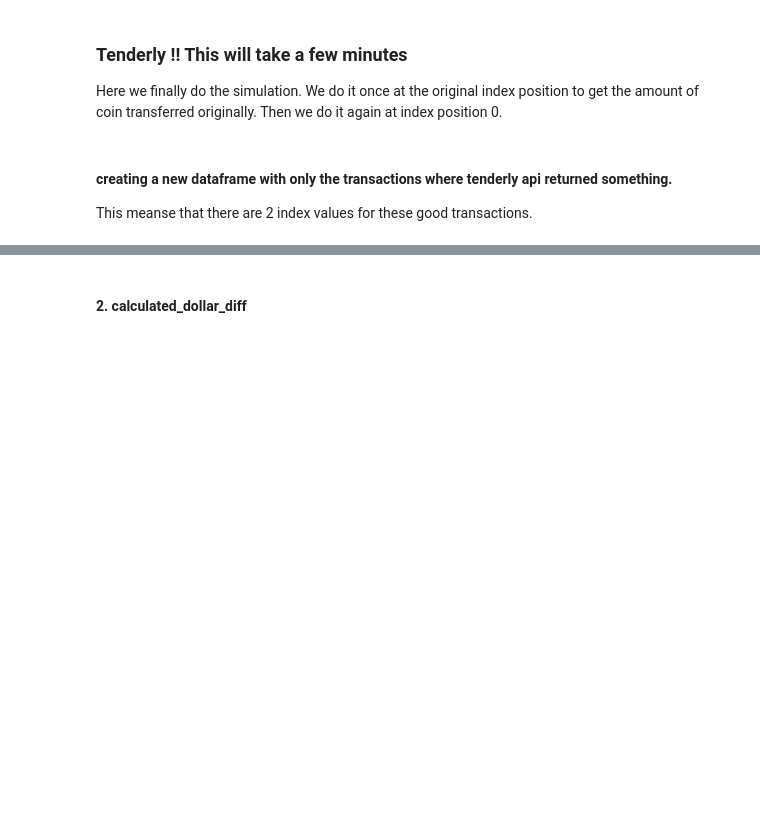
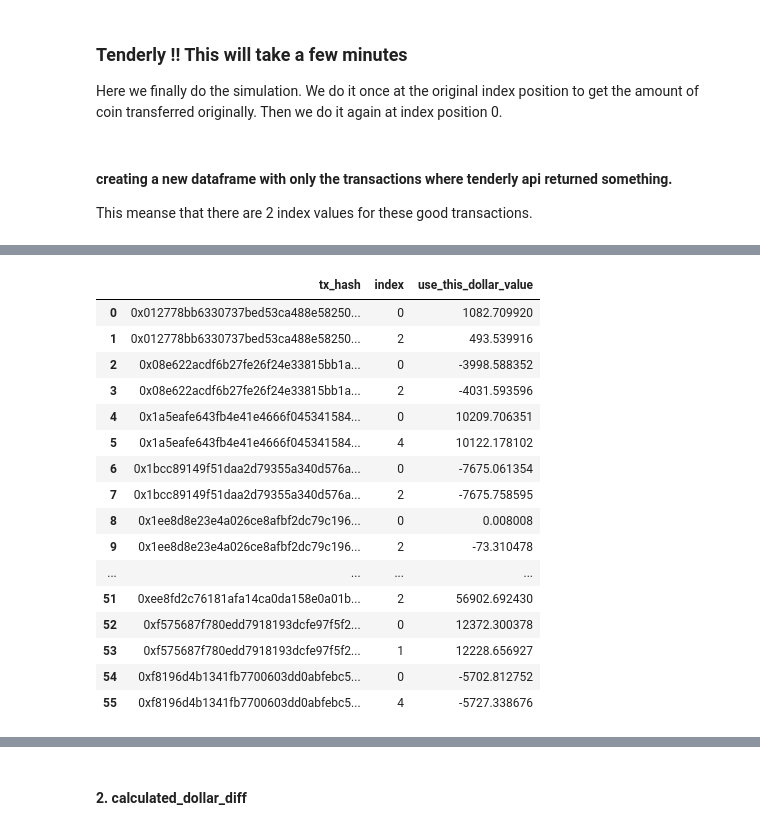
Before and after one commit to cowdao-grants/mevblocker-damages, a Jupyter notebook: cowswap.ipynb, the cells around one changed output, grey strips where cells are left out. Cells and saved outputs as stored; diff of their text form; code cells hidden in the pictures; blank space fills up the shorter version.

```diff
--- a/cowswap.ipynb
+++ b/cowswap.ipynb
@@ -292,0 +453,21 @@ df_results_good.head()
+# %%
+final = final_test.groupby(['tx_hash', 'index'])['use_this_dollar_value'].sum().reset_index()
+final#one row per transaction and index for the total value of coins transfered by sender
+# %% [output]
+|  | tx_hash | index | use_this_dollar_value |
+| 0 | 0x012778bb6330737bed53ca488e58250... | 0 | 1082.709920 |
+| 1 | 0x012778bb6330737bed53ca488e58250... | 2 | 493.539916 |
+| 2 | 0x08e622acdf6b27fe26f24e33815bb1a... | 0 | -3998.588352 |
+| 3 | 0x08e622acdf6b27fe26f24e33815bb1a... | 2 | -4031.593596 |
+| 4 | 0x1a5eafe643fb4e41e4666f045341584... | 0 | 10209.706351 |
+| 5 | 0x1a5eafe643fb4e41e4666f045341584... | 4 | 10122.178102 |
+| 6 | 0x1bcc89149f51daa2d79355a340d576a... | 0 | -7675.061354 |
+| 7 | 0x1bcc89149f51daa2d79355a340d576a... | 2 | -7675.758595 |
+| 8 | 0x1ee8d8e23e4a026ce8afbf2dc79c196... | 0 | 0.008008 |
+| 9 | 0x1ee8d8e23e4a026ce8afbf2dc79c196... | 2 | -73.310478 |
+| ... | ... | ... | ... |
+| 51 | 0xee8fd2c76181afa14ca0da158e0a01b... | 2 | 56902.692430 |
+| 52 | 0xf575687f780edd7918193dcfe97f5f2... | 0 | 12372.300378 |
+| 53 | 0xf575687f780edd7918193dcfe97f5f2... | 1 | 12228.656927 |
+| 54 | 0xf8196d4b1341fb7700603dd0abfebc5... | 0 | -5702.812752 |
+| 55 | 0xf8196d4b1341fb7700603dd0abfebc5... | 4 | -5727.338676 |
```
Also changed, not shown: parts of 50 cells of this notebook.
